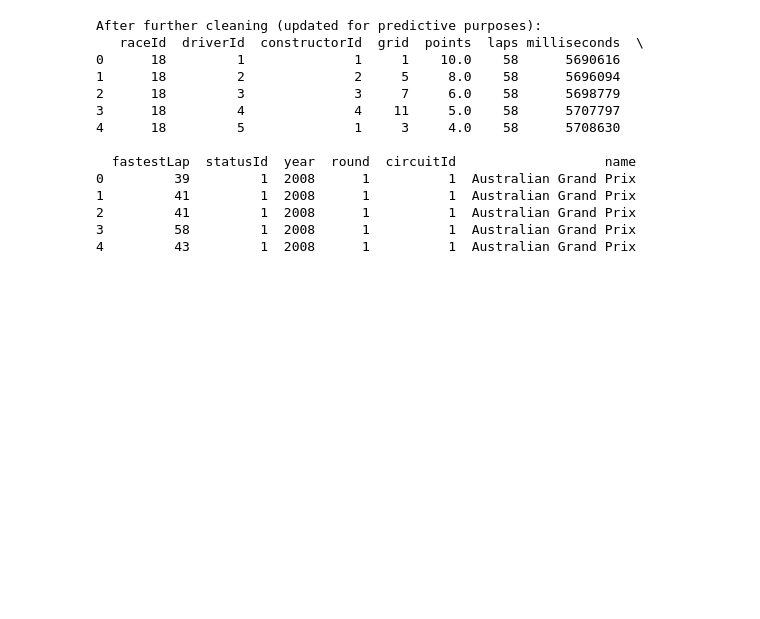
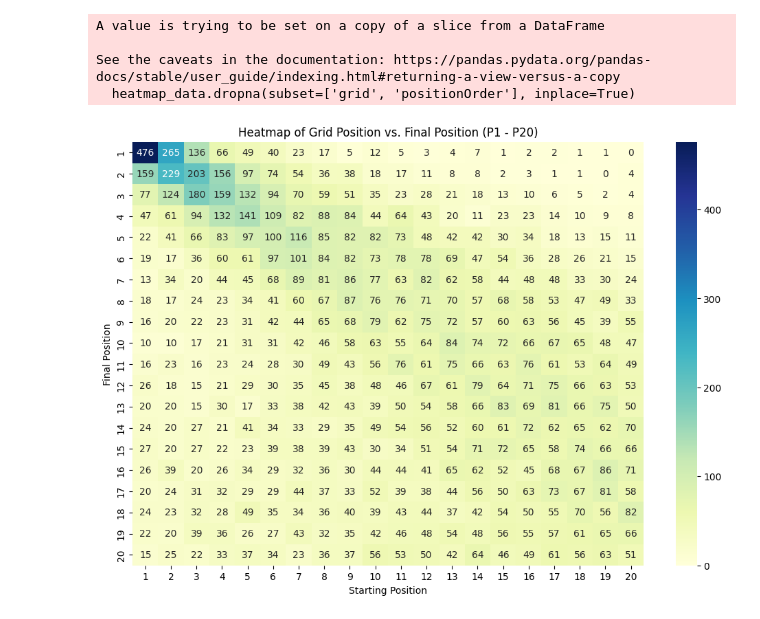
Before and after one commit to nateklingbeil/Formula-1-Predictor, a Jupyter notebook: exploration.ipynb, the cells around one changed output. Cells and saved outputs as stored; diff of their text form; code cells hidden in the pictures; blank space fills up the shorter version.

Commit message:
Updated heatmap

```diff
--- a/exploration.ipynb
+++ b/exploration.ipynb
@@ -80,21 +73 @@ def clean_data(dataframe):
     return dataframe
-# %%
-cleaned_data = clean_data(merged_data)
-
-print("\nAfter further cleaning (updated for predictive purposes):")
-print(cleaned_data.head())
-# %% [output]
-After further cleaning (updated for predictive purposes):
-   raceId  driverId  constructorId  grid  points  laps milliseconds  \
-0      18         1              1     1    10.0    58      5690616
-1      18         2              2     5     8.0    58      5696094
-2      18         3              3     7     6.0    58      5698779
-3      18         4              4    11     5.0    58      5707797
-4      18         5              1     3     4.0    58      5708630
-
-  fastestLap  statusId  year  round  circuitId                   name
-0         39         1  2008      1          1  Australian Grand Prix
-1         41         1  2008      1          1  Australian Grand Prix
-2         41         1  2008      1          1  Australian Grand Prix
-3         58         1  2008      1          1  Australian Grand Prix
-4         43         1  2008      1          1  Australian Grand Prix
@@ -100,0 +97,25 @@ After further cleaning (updated for predictive purposes):
+# %%
+def explore_data_heatmap(df_selected):
+    # Select only the columns needed for heatmap
+    heatmap_data = df_selected[['grid', 'positionOrder']]
+
+    # Drop rows where 'positionOrder' or 'grid' is missing
+    heatmap_data.dropna(subset=['grid', 'positionOrder'], inplace=True)
+
+    # Filter to only include grid and positionOrder values from 1 to 20
+    heatmap_data = heatmap_data[(heatmap_data['grid'] >= 1) & (heatmap_data['grid'] <= 20)]
+    heatmap_data = heatmap_data[(heatmap_data['positionOrder'] >= 1) & (heatmap_data['positionOrder'] <= 20)]
+
+    # Create a pivot table counting the occurrences of each combination of grid and final position
+    pivot = heatmap_data.pivot_table(index='positionOrder', columns='grid', aggfunc='size', fill_value=0)
+
+    # Ensure the pivot table only has indices and columns from 1 to 20
+    pivot = pivot.loc[1:20, 1:20]
+
+    # Create a heatmap using Seaborn
+    plt.figure(figsize=(12, 8))
+    sns.heatmap(pivot, annot=True, fmt='d', cmap='YlGnBu')
+    plt.title('Heatmap of Grid Position vs. Final Position (P1 - P20)')
+    plt.xlabel('Starting Position')
+    plt.ylabel('Final Position')
+    plt.show()
@@ -100,0 +137,21 @@ After further cleaning (updated for predictive purposes):
+# %%
+if __name__ == "__main__":
+    # Load datasets
+    data_dict = load_datasets('./archive')
+
+    # Clean and merge data
+    merged_data = merge_results_races(data_dict)
+    cleaned_data = clean_data(merged_data)
+    converted_data = convert_data_types(cleaned_data)
+
+    # Select relevant features for analysis
+    selected_data = select_features(converted_data)
+
+    # Explore data with heatmap
+    explore_data_heatmap(selected_data)
+# %% [output]
+A value is trying to be set on a copy of a slice from a DataFrame
+
+See the caveats in the documentation: https://pandas.pydata.org/pandas-docs/stable/user_guide/indexing.html#returning-a-view-versus-a-copy
+  heatmap_data.dropna(subset=['grid', 'positionOrder'], inplace=True)
+[figure, added]
```
Also changed, not shown: parts of 11 cells of this notebook, 1 other file.
